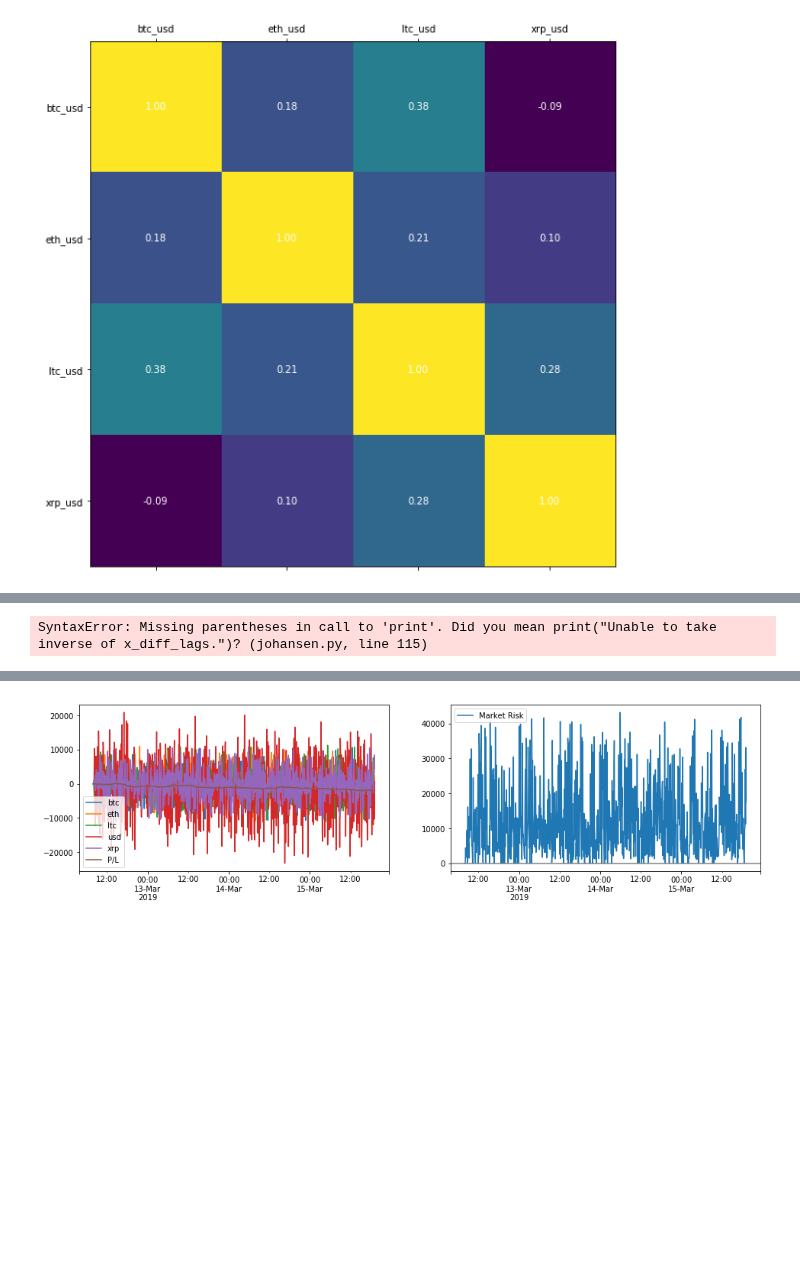
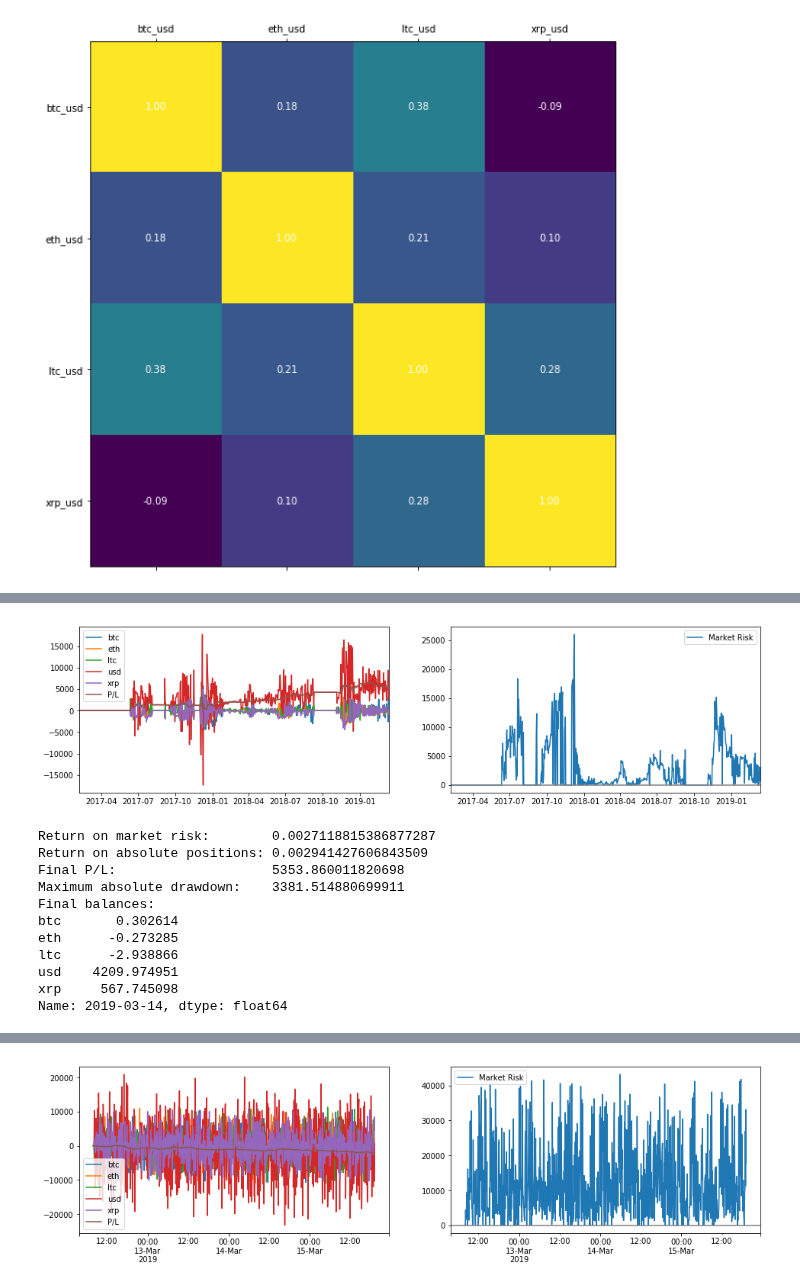
Before and after one commit to cambrian/quant, a Jupyter notebook: research/analysis.ipynb, the cells around one changed output, grey strips where cells are left out. Cells and saved outputs as stored; diff of their text form; code cells hidden in the pictures; blank space fills up the shorter version.

```diff
--- a/research/analysis.ipynb
+++ b/research/analysis.ipynb
@@ -297,7 +312,6 @@ from strategy import MovingAverage
 from numpy_ringbuffer import RingBuffer
 from math import log1p, sqrt
 from johansen.johansen import Johansen
-# from scipy.optimize import linprog
 
 def cointegrate(data):
     '''Returns eigenvectors for statistically-significant cointegration relations.
@@ -310,17 +324,14 @@ def plot_eigenvectors(evs):
     plot_matrix(pd.DataFrame(evs))
 
 class Cointegrater(Strategy):
-    def __init__(self, correlation_window_size, movement_half_life, size, min_edge = 0, max_edge = 1e100):
+    def __init__(self, cointegration_window_size, size, min_edge = 0, max_edge = 1e100):
         '''edges are expressed in std deviations of the currency price
         size is $ per std dev. of edge'''
-        self.prev_prices = None
-        self.moving_prices_history = None
-        self.correlation_window_size = correlation_window_size
+        self.cointegration_window = None
+        self.cointegration_window_size = cointegration_window_size
         self.min_edge = min_edge
         self.max_edge = max_edge
         self.size = size
-        self.moving_prices = MovingAverage(movement_half_life)
-        self.moving_volumes = MovingAverage(movement_half_life)
 
     def desired_balance_value(self, edge):
         '''Returns (expressed in USD) the desired balance for a currency at the given edge from fair'''
@@ -330,79 +341,51 @@ class Cointegrater(Strategy):
             return 0
         return edge * self.size
 
-    def step(self, balances, prices, volumes):
-        if self.moving_prices_history is None:
-            self.moving_prices_history = RingBuffer(self.correlation_window_size, dtype=(np.float, len(prices.index)))
+    def step(self, balances, prices, _volumes):
+        if self.cointegration_window is None:
+            self.cointegration_window = RingBuffer(self.cointegration_window_size, dtype=(np.float, len(prices.index)))
 
-#         self.moving_prices.step(prices)
-        self.moving_volumes.step(volumes)
+        self.cointegration_window.append(prices)
 
-#         if not self.moving_prices.ready:
-#             return {}
-
-        self.moving_prices_history.append(prices)
-
-        if len(self.moving_prices_history) < self.correlation_window_size:
+        if len(self.cointegration_window) < self.cointegration_window_size:
             return {}
 
-        df = pd.DataFrame(np.array(self.moving_prices_history), columns = prices.index)
-
-        deltas = prices / df.mean() - 1
+        df = pd.DataFrame(np.array(self.cointegration_window), columns = prices.index)
 
         relations = cointegrate(df)
-#         print(relations)
-#         print(relations.sum(axis=1, keepdims=True))
-        relations /= relations.sum(axis=1, keepdims=True)
         edges = []
         for relation in relations:
             R = np.broadcast_to(relation, (prices.shape[0], prices.shape[0])).copy()
+            R = R / np.diag(R)[:,None]
             np.fill_diagonal(R, 0)
             synth_cointegrations = pd.DataFrame(df.values.dot(R), columns = df.columns)
             edges_ = (synth_cointegrations.iloc[-1] - synth_cointegrations.mean()) / synth_cointegrations.std()
             edges.append(edges_)
         if len(edges) > 0:
             edges = pd.Series(np.mean(edges, axis=0), index = df.columns)
         else:
             edges = pd.Series([0,0,0,0], index = df.columns)
-#         relations = pd.DataFrame(relations, columns = prices.index)
-# #         print(deltas)
-# #         print(relations)
-# #         print(np.zeros((relations.shape[0], 1)))
-# #         res = linprog(c = deltas, A_eq = relations, b_eq = np.zeros((relations.shape[0], 1)))
-# #         print(res)
-# #         print(relations)
-#         C = df.dot(relations.T)
-#         edges = (relations.dot(prices) - C.mean()) / C.std()
-#         print(edges.mean())
-#         mean_ratios = relations * df.mean()
-# #         print(ratios)
-#         parts = df * relations.iloc[0]
-#         part_ratios = parts / C.iloc[:,0].mean()
-#         part_ratios.plot()
-# #         (prices / df.mean()).plot()
-# #         (C / C.mean()).plot()
-#         x = relations.dot(deltas)
-#         x2 = x * np.abs(x)
-#         print(x)
-#         print(x2)
-#         print(x / C.mean() - 1)
-#         print(deltas)
-#         D = np.broadcast_to(deltas.values, relations.shape).copy()
-#         np.fill_diagonal(D, 0)
-#         implied_deltas = (relations / np.diag(relations)).dot(D.T)
-#         print(implied_deltas)
-#         (C / C.mean() - 1).plot()
-#         edges = {}
 
         # turn fairs into orders
         orders = {}
         for (pair, edge) in edges.items():
             currency = pair.partition('_')[0]
             orders[pair] = self.desired_balance_value(edges[pair]) / prices[pair] - balances[currency]
 
         return orders
 
-plot_results(evaluate(Cointegrater(correlation_window_size = 64, movement_half_life = 1, size = 1000, min_edge = 0), tail_data(data, 1000)))
+plot_results(evaluate(Cointegrater(cointegration_window_size = 128, size = 1000, min_edge = 0), tail_data(data, 1000)))
 # %% [output]
+[figure, added]
-SyntaxError: Missing parentheses in call to 'print'. Did you mean print("Unable to take inverse of x_diff_lags.")? (johansen.py, line 115)
+Return on market risk:        0.0027118815386877287
+Return on absolute positions: 0.002941427606843509
+Final P/L:                    5353.860011820698
+Maximum absolute drawdown:    3381.514880699911
+Final balances:
+btc       0.302614
+eth      -0.273285
+ltc      -2.938866
+usd    4209.974951
+xrp     567.745098
+Name: 2019-03-14, dtype: float64
 # %%
```
Also changed, not shown: parts of 6 cells of this notebook.
